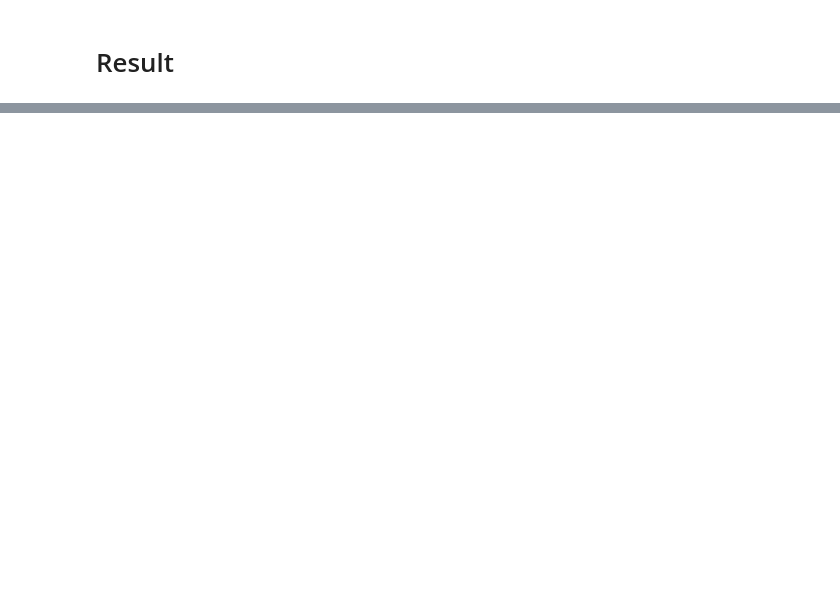
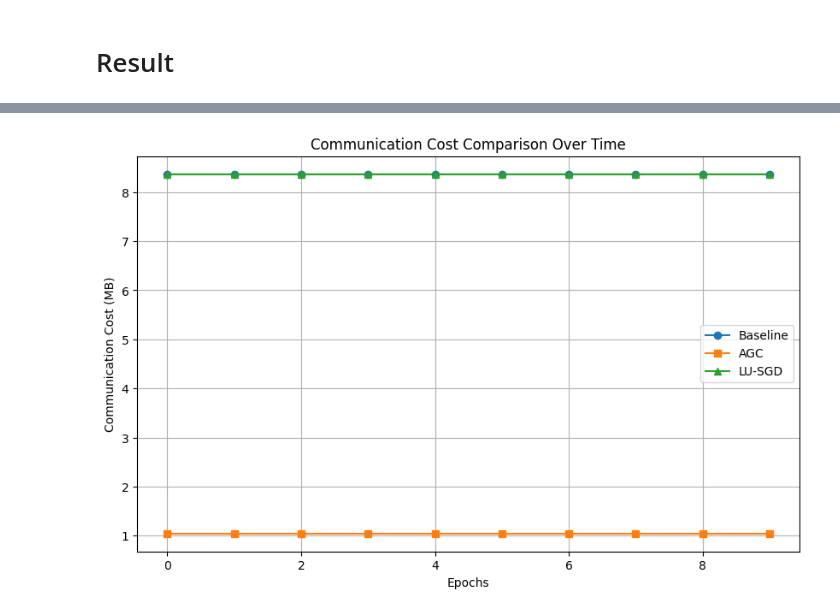
Before and after one commit to DroitXenon/FLNet, a Jupyter notebook: main.ipynb, the cells around one changed output, grey strips where cells are left out. Saved outputs shown, nothing was run; the diff lists cells and outputs as text; code cells hidden in the pictures; blank space fills up the shorter version.

```diff
--- a/main.ipynb
+++ b/main.ipynb
@@ -255,0 +280,13 @@ plt.show()
+# %%
+plt.figure(figsize=(10, 6))
+plt.plot(range(len(baseline_cost)), baseline_cost, label="Baseline", marker='o')
+plt.plot(range(len(agc_cost)), agc_cost, label="AGC", marker='s')
+plt.plot(range(len(lusgd_cost)), lusgd_cost, label="LU-SGD", marker='^')
+plt.xlabel("Epochs")
+plt.ylabel("Communication Cost (MB)")
+plt.title("Communication Cost Comparison Over Time")
+plt.legend()
+plt.grid()
+plt.show()
+# %% [output]
+[figure, added]
```
Also changed, not shown: parts of 11 cells of this notebook.
